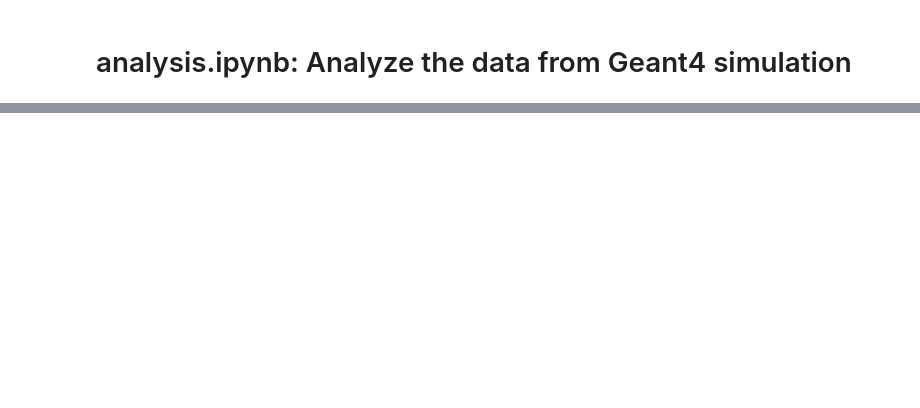
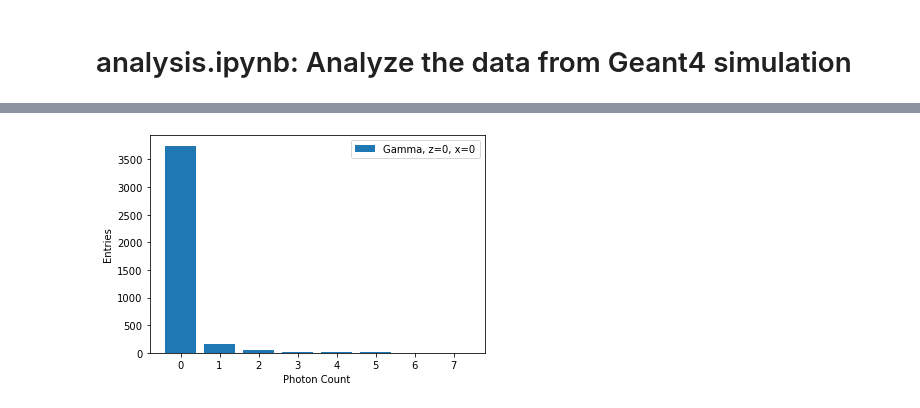
Before and after one commit to mhliu0001/MuonVeto, a Jupyter notebook: analysis/analysis.ipynb, the cells around one changed output, grey strips where cells are left out. Cells and saved outputs as stored; diff of their text form; code cells hidden in the pictures; blank space fills up the shorter version.

```diff
--- a/analysis/analysis.ipynb
+++ b/analysis/analysis.ipynb
@@ -131,0 +142,13 @@ plt.savefig("./figure/gamma_z_2MeV.png", dpi=600, bbox_inches='tight')
+# %%
+SiPM_photon_count_gamma = rawData_gamma_z_0[rawData_gamma_z_0['z_position']==0]['SiPM_photon_count']
+number, count = np.unique(SiPM_photon_count_gamma, return_counts=True)
+
+fig, ax = plt.subplots()
+ax.bar(number, count, label='Gamma, z=0, x=0')
+ax.set_xlabel("Photon Count")
+ax.set_ylabel("Entries")
+ax.legend()
+plt.show()
+plt.savefig("./figure/gamma_stat.png", dpi=600, bbox_inches='tight')
+# %% [output]
+[figure, added]
```
Also changed, not shown: parts of 15 cells of this notebook, 17 other files.
